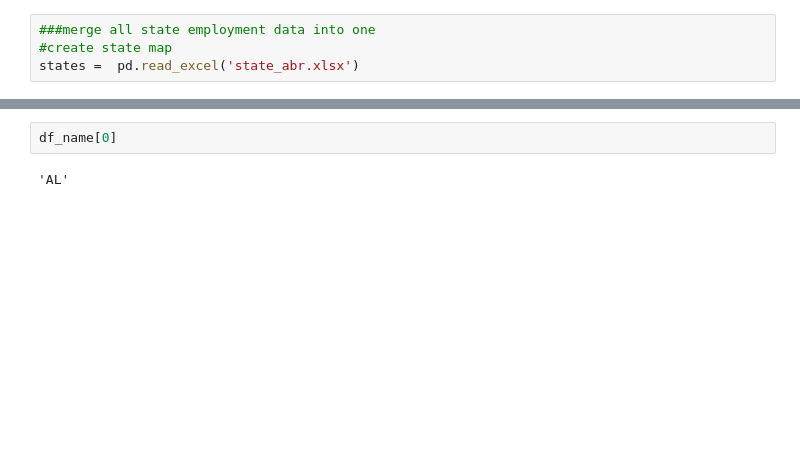
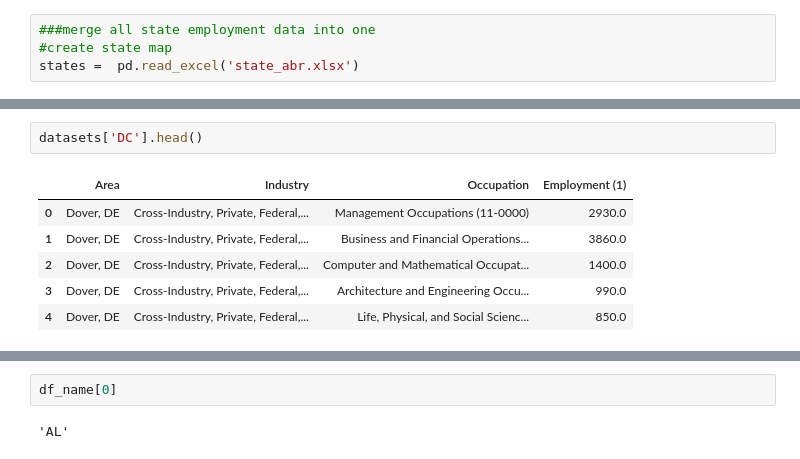
Before and after one commit to absillers/plotly_bls_map, a Jupyter notebook: msa_employment.ipynb, the cells around one changed output, grey strips where cells are left out. Saved outputs shown, nothing was run; the diff lists cells and outputs as text; blank space fills up the shorter version.

```diff
--- a/msa_employment.ipynb
+++ b/msa_employment.ipynb
@@ -34,0 +74,9 @@ NameError: name 'x' is not defined
+# %%
+datasets['DC'].head()
+# %% [output]
+|  | Area | Industry | Occupation | Employment (1) |
+| 0 | Dover, DE | Cross-Industry, Private, Federal,... | Management Occupations (11-0000) | 2930.0 |
+| 1 | Dover, DE | Cross-Industry, Private, Federal,... | Business and Financial Operations... | 3860.0 |
+| 2 | Dover, DE | Cross-Industry, Private, Federal,... | Computer and Mathematical Occupat... | 1400.0 |
+| 3 | Dover, DE | Cross-Industry, Private, Federal,... | Architecture and Engineering Occu... | 990.0 |
+| 4 | Dover, DE | Cross-Industry, Private, Federal,... | Life, Physical, and Social Scienc... | 850.0 |
```
Also changed, not shown: parts of 9 cells of this notebook.
